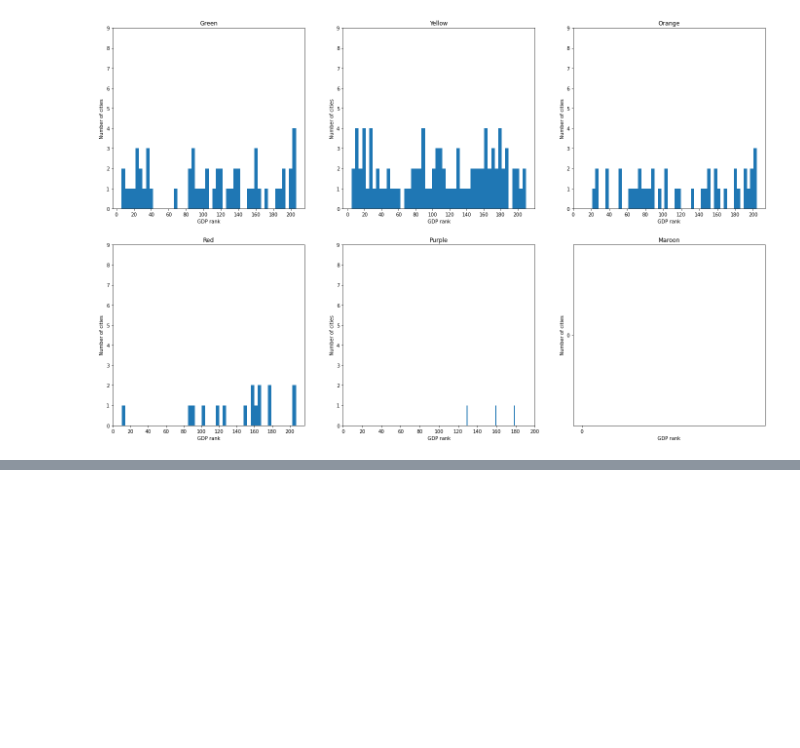
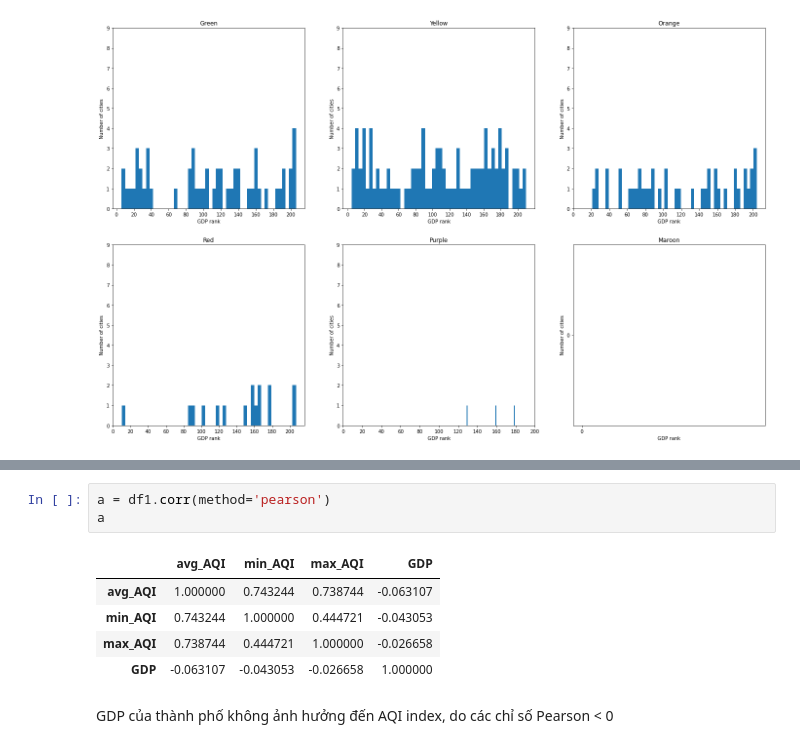
Before and after one commit to Quyenld9699/DataScience_AQI_explorer, a Jupyter notebook: analyze/aqi_gdp.ipynb, the cells around one changed output, grey strips where cells are left out. Cells and saved outputs as stored; diff of their text form; blank space fills up the shorter version.

```diff
--- a/analyze/aqi_gdp.ipynb
+++ b/analyze/aqi_gdp.ipynb
@@ -256,0 +345,11 @@ plot_hist('avg_AQI',df_re=df_result)
+# %%
+a = df1.corr(method='pearson')
+a
+# %% [output]
+|  | avg_AQI | min_AQI | max_AQI | GDP |
+| avg_AQI | 1.000000 | 0.743244 | 0.738744 | -0.063107 |
+| min_AQI | 0.743244 | 1.000000 | 0.444721 | -0.043053 |
+| max_AQI | 0.738744 | 0.444721 | 1.000000 | -0.026658 |
+| GDP | -0.063107 | -0.043053 | -0.026658 | 1.000000 |
+# %% [markdown]
+<p>GDP của thành phố không ảnh hưởng đến AQI index, do các chỉ số Pearson < 0 </p>
```
Also changed, not shown: parts of 13 cells of this notebook.
